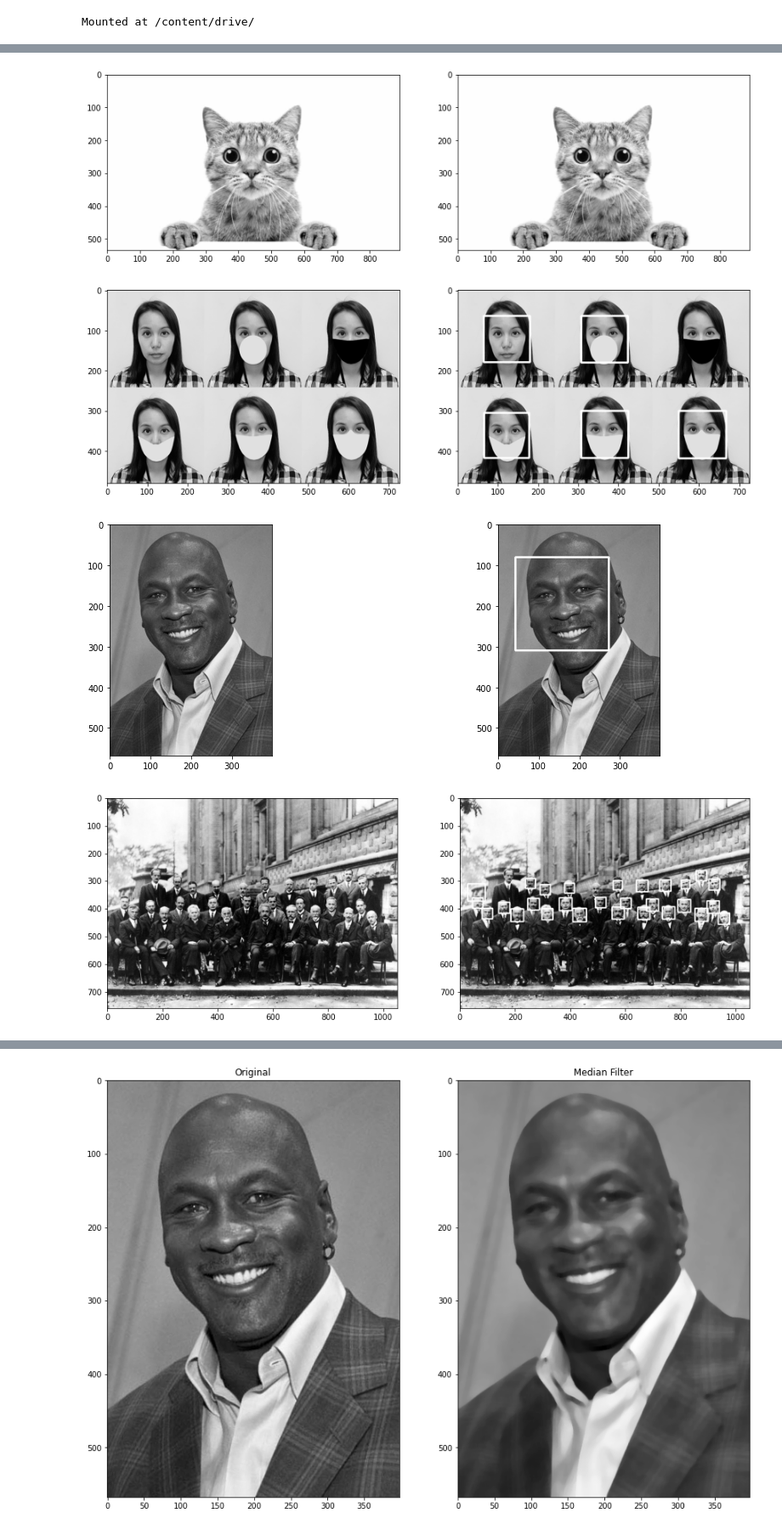
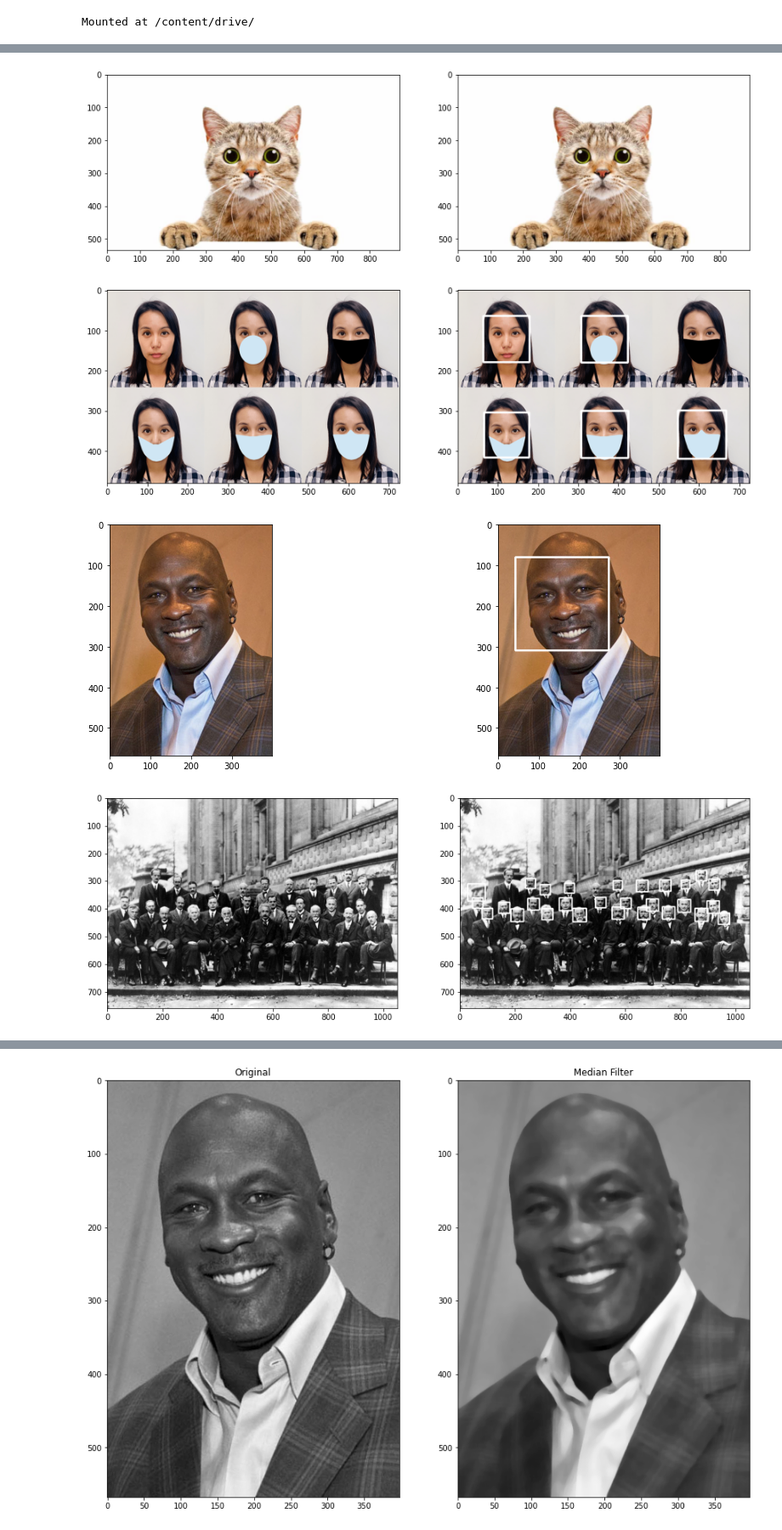
Before and after one commit to ahmadalwi425/PCVK_Genap_2022, a Jupyter notebook: week12.ipynb, the cells around one changed output, grey strips where cells are left out. Shown at 85% size. Drawn from its saved outputs; the diff is of its cells as text; code cells hidden in the pictures.

```diff
--- a/week12.ipynb
+++ b/week12.ipynb
@@ -20,8 +20,8 @@ data = ['/content/drive/MyDrive/kampus/PCVK/facedet/jokowi.jpg',
         '/content/drive/MyDrive/kampus/PCVK/facedet/solvayconf.jpg'
         ]
 for i in data:
-  image = cv.imread(i,0)
-  image_ori = cv.imread(i,0)
+  image = cv.imread(i)
+  image_ori = cv.imread(i)
   roi_wajah = cascade_wajah.detectMultiScale(image)
   for(x,y,w,h) in roi_wajah:
     cv.rectangle(image,(x,y),(x+w,y+h),(255,255,255),3)
@@ -36,7 +36,7 @@ for i in data:
 [figure]
-[figure, old version]
+[figure, new version]
-[figure, old version]
+[figure, new version]
-[figure, old version]
+[figure, new version]
 [figure]
 # %%
 cascade_wajah = cv.CascadeClassifier('/content/drive/MyDrive/kampus/PCVK/haarcascades/haarcascade_frontalcatface_extended.xml')
```
Also changed, not shown: parts of 3 cells of this notebook.
